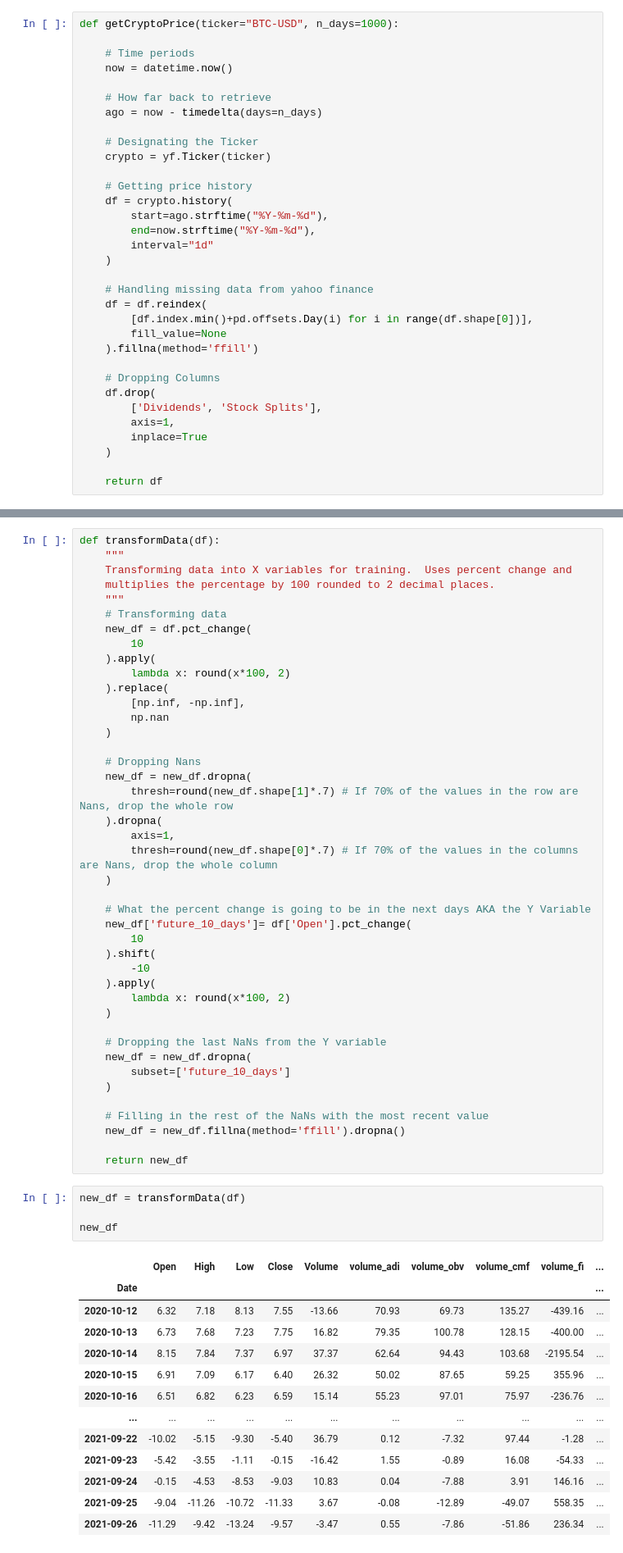
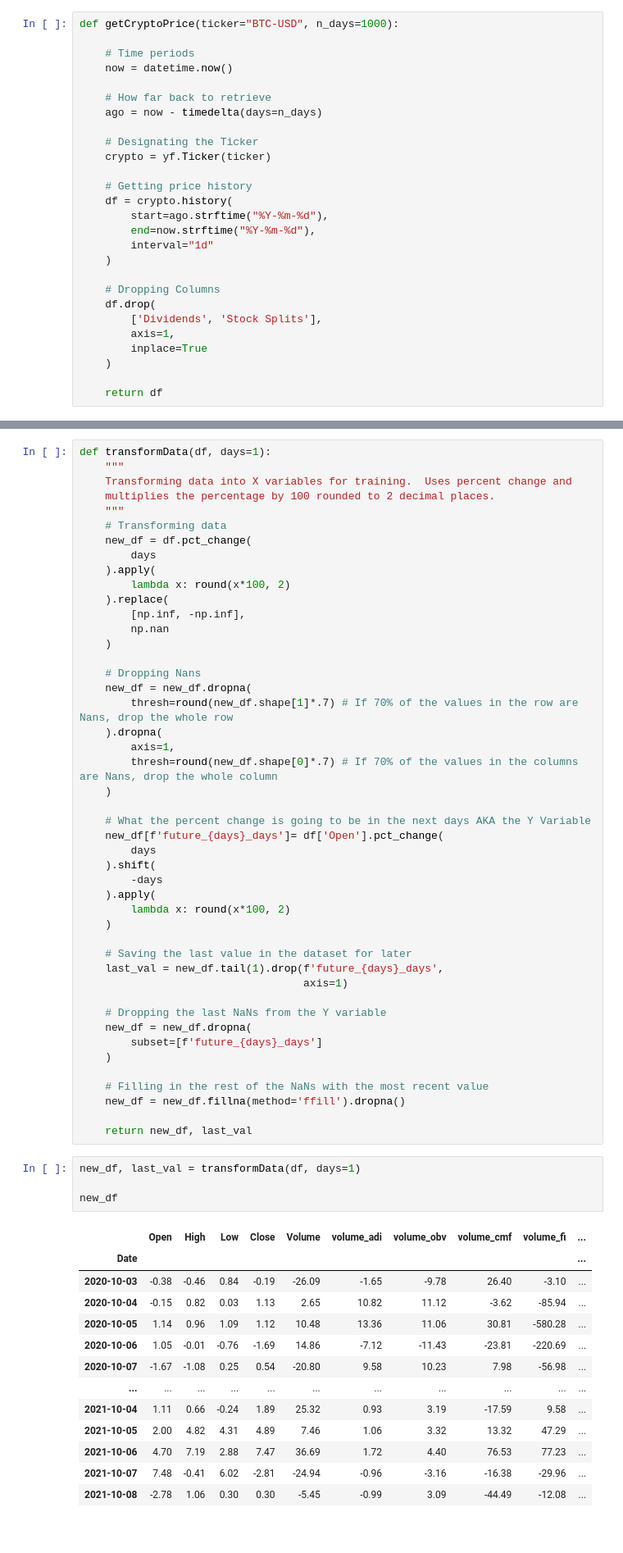
Before and after one commit to marcosan93/Medium-Misc-Tutorials, a Jupyter notebook: Linear-Regression-Crypto.ipynb, the cells around one changed output, grey strips where cells are left out. Shown at 82% size. Saved outputs shown, nothing was run; the diff lists cells and outputs as text.

```diff
--- a/Linear-Regression-Crypto.ipynb
+++ b/Linear-Regression-Crypto.ipynb
@@ -32,12 +32,6 @@ def getCryptoPrice(ticker="BTC-USD", n_days=1000):
         interval="1d"
     )
 
-    # Handling missing data from yahoo finance
-    df = df.reindex(
-        [df.index.min()+pd.offsets.Day(i) for i in range(df.shape[0])],
-        fill_value=None
-    ).fillna(method='ffill')
-
     # Dropping Columns
     df.drop(
         ['Dividends', 'Stock Splits'],
@@ -106,12 +100,12 @@ __E.g.)__ A 10% increase in Volume _from 10 days ago to today_ leads to 10% incr
 # %%
-def transformData(df):
+def transformData(df, days=1):
     """
     Transforming data into X variables for training.  Uses percent change and
     multiplies the percentage by 100 rounded to 2 decimal places.
     """
     # Transforming data
     new_df = df.pct_change(
-        10
+        days
     ).apply(
         lambda x: round(x*100, 2)
     ).replace(
@@ -128,38 +122,42 @@ def transformData(df):
     )
 
     # What the percent change is going to be in the next days AKA the Y Variable
-    new_df['future_10_days']= df['Open'].pct_change(
-        10
+    new_df[f'future_{days}_days']= df['Open'].pct_change(
+        days
     ).shift(
-        -10
+        -days
     ).apply(
         lambda x: round(x*100, 2)
     )
 
+    # Saving the last value in the dataset for later
+    last_val = new_df.tail(1).drop(f'future_{days}_days',
+                                   axis=1)
+
     # Dropping the last NaNs from the Y variable
     new_df = new_df.dropna(
-        subset=['future_10_days']
+        subset=[f'future_{days}_days']
     )
 
     # Filling in the rest of the NaNs with the most recent value
     new_df = new_df.fillna(method='ffill').dropna()
 
-    return new_df
+    return new_df, last_val
 # %%
-new_df = transformData(df)
+new_df, last_val = transformData(df, days=1)
 
 new_df
 # %% [output]
 |  | Open | High | Low | Close | Volume | volume_adi | volume_obv | volume_cmf | volume_fi | ... |
 | Date |  |  |  |  |  |  |  |  |  | ... |
-| 2020-10-12 | 6.32 | 7.18 | 8.13 | 7.55 | -13.66 | 70.93 | 69.73 | 135.27 | -439.16 | ... |
-| 2020-10-13 | 6.73 | 7.68 | 7.23 | 7.75 | 16.82 | 79.35 | 100.78 | 128.15 | -400.00 | ... |
-| 2020-10-14 | 8.15 | 7.84 | 7.37 | 6.97 | 37.37 | 62.64 | 94.43 | 103.68 | -2195.54 | ... |
-| 2020-10-15 | 6.91 | 7.09 | 6.17 | 6.40 | 26.32 | 50.02 | 87.65 | 59.25 | 355.96 | ... |
-| 2020-10-16 | 6.51 | 6.82 | 6.23 | 6.59 | 15.14 | 55.23 | 97.01 | 75.97 | -236.76 | ... |
+| 2020-10-03 | -0.38 | -0.46 | 0.84 | -0.19 | -26.09 | -1.65 | -9.78 | 26.40 | -3.10 | ... |
+| 2020-10-04 | -0.15 | 0.82 | 0.03 | 1.13 | 2.65 | 10.82 | 11.12 | -3.62 | -85.94 | ... |
+| 2020-10-05 | 1.14 | 0.96 | 1.09 | 1.12 | 10.48 | 13.36 | 11.06 | 30.81 | -580.28 | ... |
+| 2020-10-06 | 1.05 | -0.01 | -0.76 | -1.69 | 14.86 | -7.12 | -11.43 | -23.81 | -220.69 | ... |
+| 2020-10-07 | -1.67 | -1.08 | 0.25 | 0.54 | -20.80 | 9.58 | 10.23 | 7.98 | -56.98 | ... |
 | ... | ... | ... | ... | ... | ... | ... | ... | ... | ... | ... |
-| 2021-09-22 | -10.02 | -5.15 | -9.30 | -5.40 | 36.79 | 0.12 | -7.32 | 97.44 | -1.28 | ... |
-| 2021-09-23 | -5.42 | -3.55 | -1.11 | -0.15 | -16.42 | 1.55 | -0.89 | 16.08 | -54.33 | ... |
-| 2021-09-24 | -0.15 | -4.53 | -8.53 | -9.03 | 10.83 | 0.04 | -7.88 | 3.91 | 146.16 | ... |
-| 2021-09-25 | -9.04 | -11.26 | -10.72 | -11.33 | 3.67 | -0.08 | -12.89 | -49.07 | 558.35 | ... |
-| 2021-09-26 | -11.29 | -9.42 | -13.24 | -9.57 | -3.47 | 0.55 | -7.86 | -51.86 | 236.34 | ... |
+| 2021-10-04 | 1.11 | 0.66 | -0.24 | 1.89 | 25.32 | 0.93 | 3.19 | -17.59 | 9.58 | ... |
+| 2021-10-05 | 2.00 | 4.82 | 4.31 | 4.89 | 7.46 | 1.06 | 3.32 | 13.32 | 47.29 | ... |
+| 2021-10-06 | 4.70 | 7.19 | 2.88 | 7.47 | 36.69 | 1.72 | 4.40 | 76.53 | 77.23 | ... |
+| 2021-10-07 | 7.48 | -0.41 | 6.02 | -2.81 | -24.94 | -0.96 | -3.16 | -16.38 | -29.96 | ... |
+| 2021-10-08 | -2.78 | 1.06 | 0.30 | 0.30 | -5.45 | -0.99 | 3.09 | -44.49 | -12.08 | ... |
```
Also changed, not shown: parts of 11 cells of this notebook.
